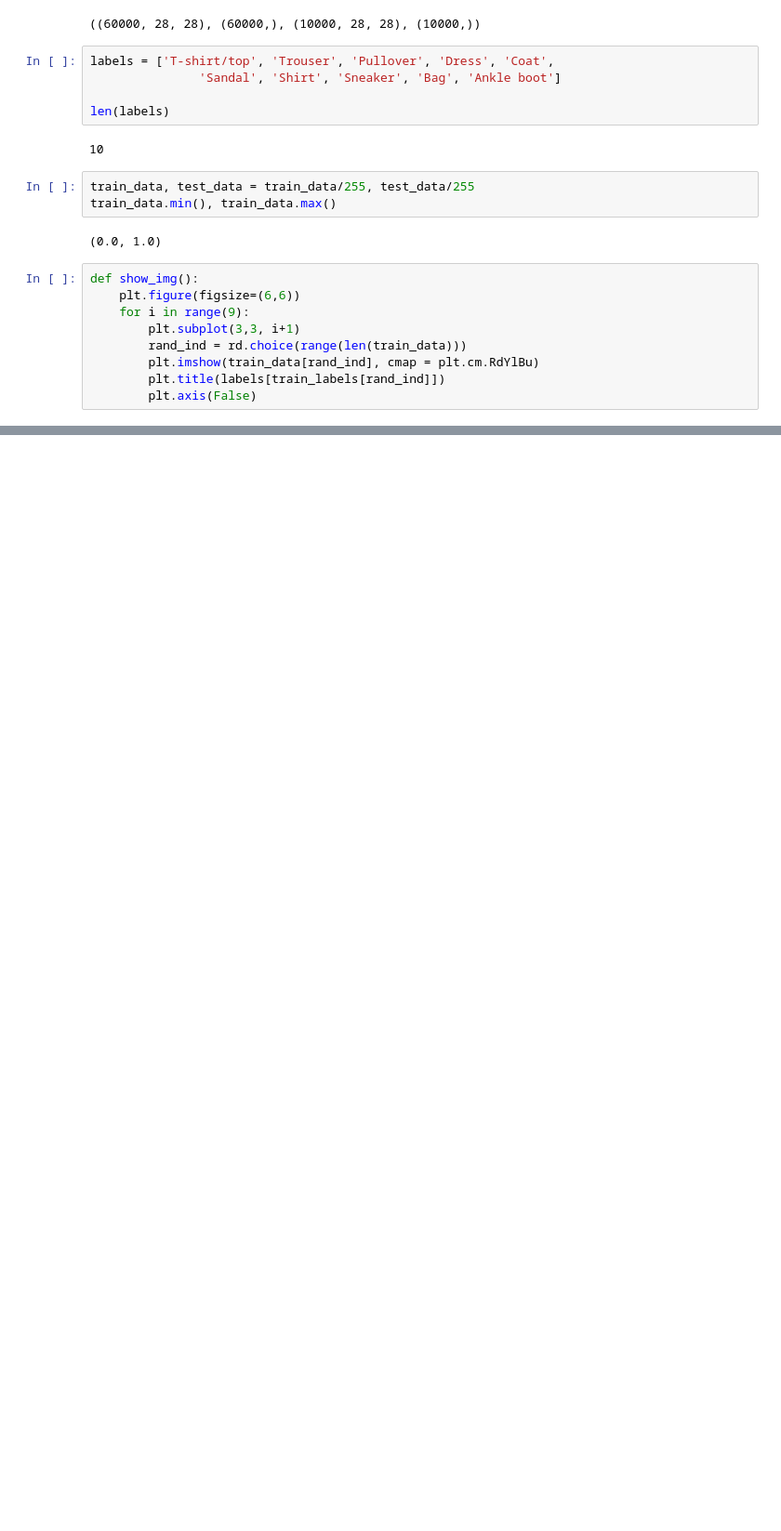
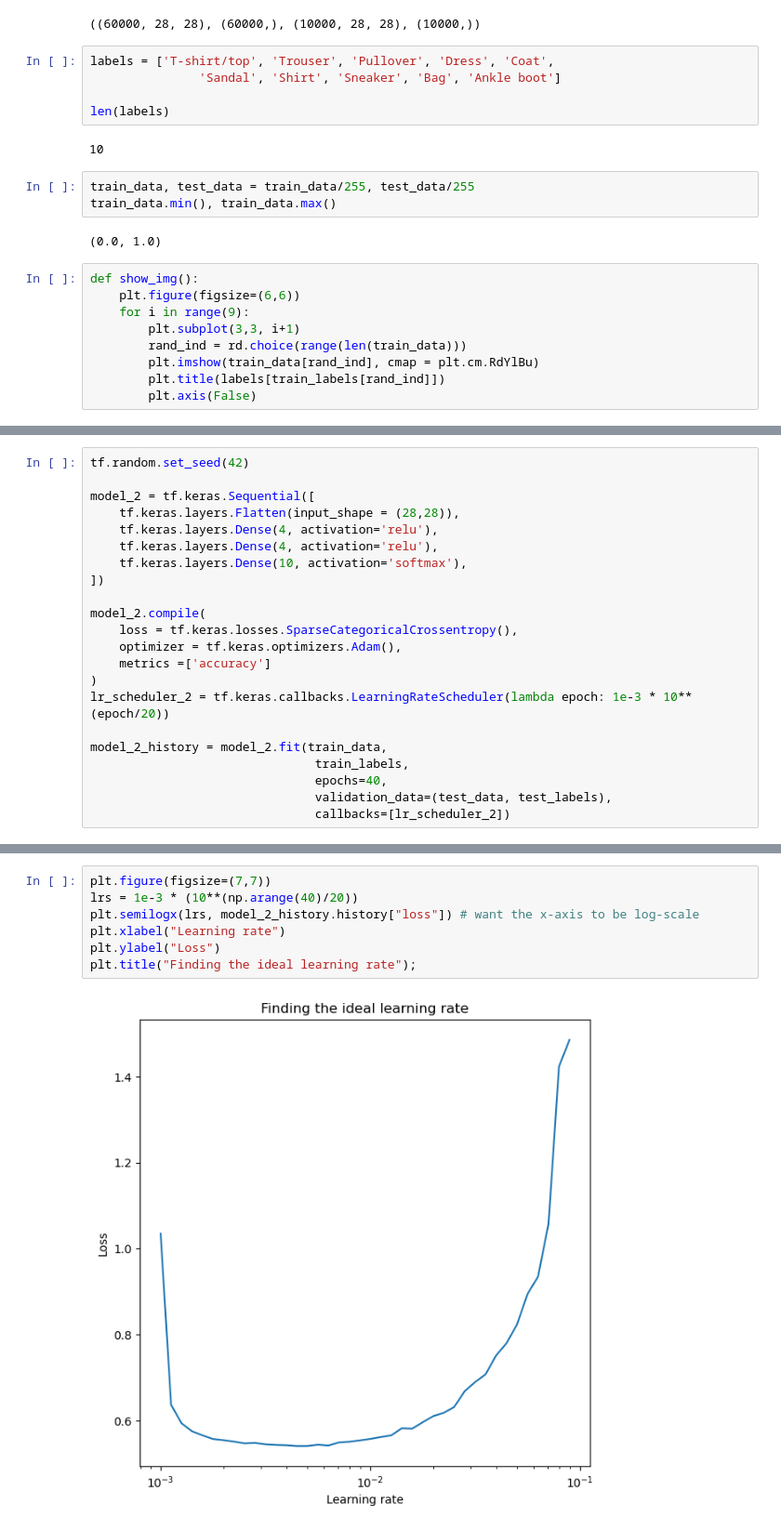
Before and after one commit to SaiKrishna-KK/Udacity-Tf-Projects, a Jupyter notebook: Fashion_MNIST.ipynb, the cells around one changed output, grey strips where cells are left out. Shown at 93% size. Saved outputs shown, nothing was run; the diff lists cells and outputs as text; blank space fills up the shorter version.

```diff
--- a/Fashion_MNIST.ipynb
+++ b/Fashion_MNIST.ipynb
@@ -74,0 +102,22 @@ TensorShape([28, 28])
+# %%
+tf.random.set_seed(42)
+
+model_2 = tf.keras.Sequential([
+    tf.keras.layers.Flatten(input_shape = (28,28)),
+    tf.keras.layers.Dense(4, activation='relu'),
+    tf.keras.layers.Dense(4, activation='relu'),
+    tf.keras.layers.Dense(10, activation='softmax'),
+])
+
+model_2.compile(
+    loss = tf.keras.losses.SparseCategoricalCrossentropy(),
+    optimizer = tf.keras.optimizers.Adam(),
+    metrics =['accuracy']
+)
+lr_scheduler_2 = tf.keras.callbacks.LearningRateScheduler(lambda epoch: 1e-3 * 10**(epoch/20))
+
+model_2_history = model_2.fit(train_data,
+                               train_labels,
+                               epochs=40,
+                               validation_data=(test_data, test_labels),
+                               callbacks=[lr_scheduler_2])
@@ -74,0 +145,9 @@ TensorShape([28, 28])
+# %%
+plt.figure(figsize=(7,7))
+lrs = 1e-3 * (10**(np.arange(40)/20))
+plt.semilogx(lrs, model_2_history.history["loss"]) # want the x-axis to be log-scale
+plt.xlabel("Learning rate")
+plt.ylabel("Loss")
+plt.title("Finding the ideal learning rate");
+# %% [output]
+[figure, added]
```
Also changed, not shown: parts of 8 cells of this notebook.
